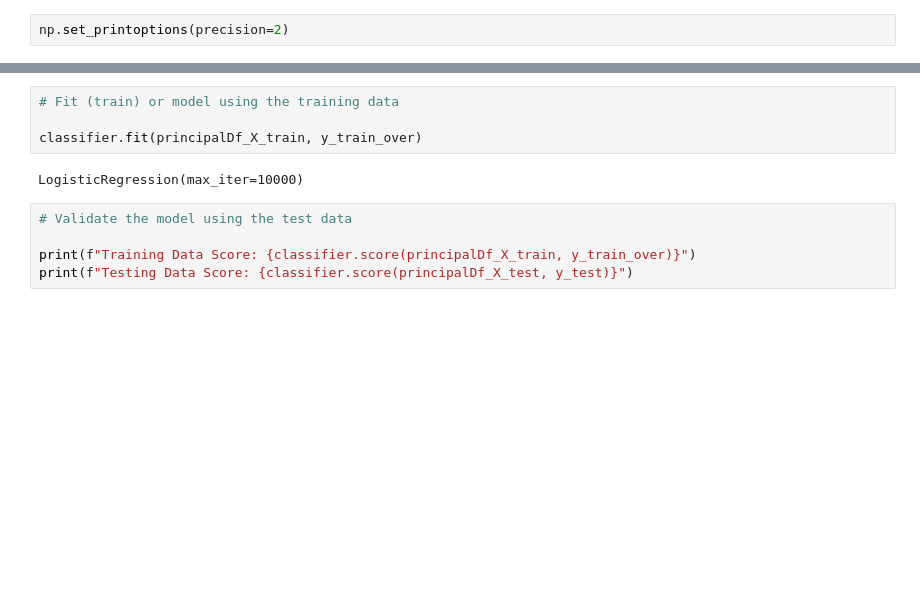
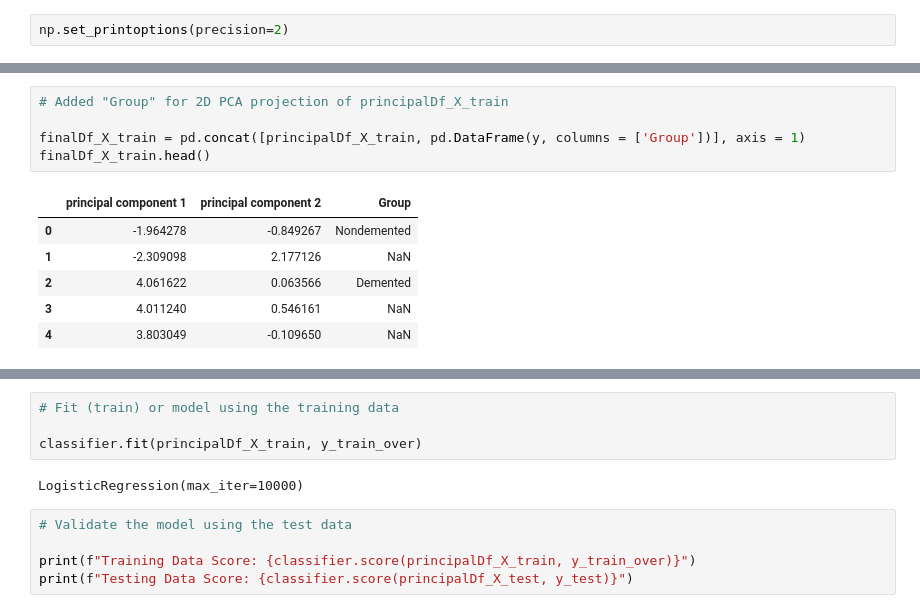
Before and after one commit to Radhika303/Dementia_Prediction, a Jupyter notebook: Dementia_Data_v2.ipynb, the cells around one changed output, grey strips where cells are left out. Cells and saved outputs as stored; diff of their text form; blank space fills up the shorter version.

```diff
--- a/Dementia_Data_v2.ipynb
+++ b/Dementia_Data_v2.ipynb
@@ -394,3 +403,15 @@ principalDf_X_train.head(5)
+# %%
+# Added "Group" for 2D PCA projection of principalDf_X_train
+
+finalDf_X_train = pd.concat([principalDf_X_train, pd.DataFrame(y, columns = ['Group'])], axis = 1)
+finalDf_X_train.head()
+# %% [output]
+|  | principal component 1 | principal component 2 | Group |
+| 0 | -1.964278 | -0.849267 | Nondemented |
+| 1 | -2.309098 | 2.177126 | NaN |
+| 2 | 4.061622 | 0.063566 | Demented |
+| 3 | 4.011240 | 0.546161 | NaN |
+| 4 | 3.803049 | -0.109650 | NaN |
 # %%
 principalComponents = pca.fit_transform(X_test_std)
 principalDf_X_test = pd.DataFrame(data = principalComponents , columns = ['principal component 1', 'principal component 2'])
```
Also changed, not shown: parts of 49 cells of this notebook.
